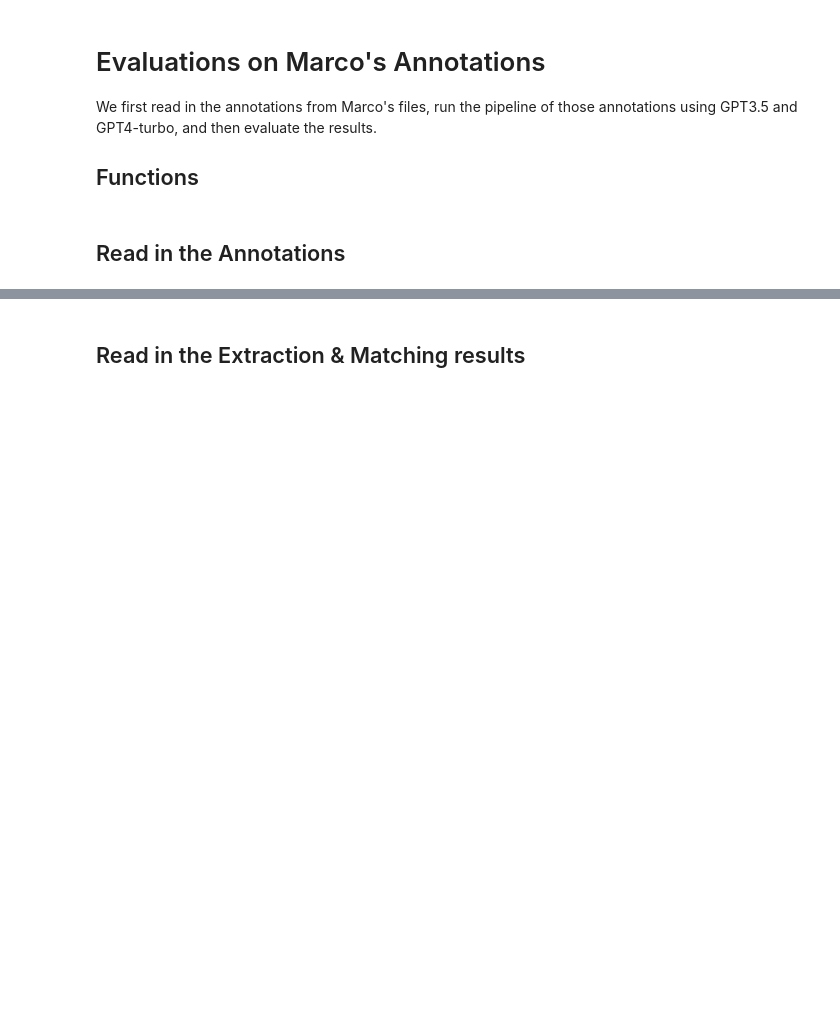
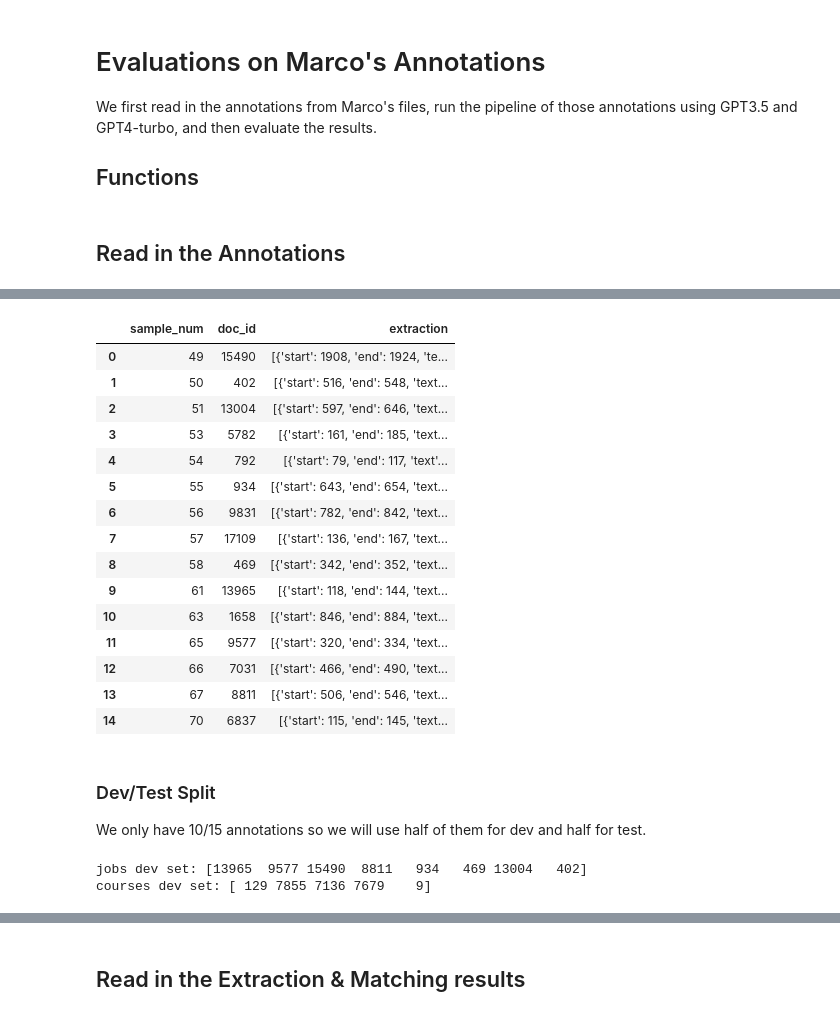
Before and after one commit to epfl-ml4ed/SkillThrills, a Jupyter notebook: protosp01/evaluation/anno_eval.ipynb, the cells around one changed output, grey strips where cells are left out. Drawn from its saved outputs; the diff is of its cells as text; code cells hidden in the pictures; blank space fills up the shorter version.

```diff
--- a/protosp01/evaluation/anno_eval.ipynb
+++ b/protosp01/evaluation/anno_eval.ipynb
@@ -102,0 +29,3 @@ course_anno = df[df["doc_type"] == "course"].drop(columns=drop_cols)
+# %%
+# these were missing in the original annotations
+replace_job_from_v2 = [15490, 17109]
@@ -102,0 +51,28 @@ course_anno = df[df["doc_type"] == "course"].drop(columns=drop_cols)
+# %%
+# replace job annotations with v2
+job_anno.loc[job_anno["doc_id"].isin(replace_job_from_v2)] = job_anno_v2[
+    job_anno_v2["doc_id"].isin(replace_job_from_v2)
+]
+# %%
+job_anno
+# %% [output]
+|  | sample_num | doc_id | extraction |
+| 0 | 49 | 15490 | [{'start': 1908, 'end': 1924, 'te... |
+| 1 | 50 | 402 | [{'start': 516, 'end': 548, 'text... |
+| 2 | 51 | 13004 | [{'start': 597, 'end': 646, 'text... |
+| 3 | 53 | 5782 | [{'start': 161, 'end': 185, 'text... |
+| 4 | 54 | 792 | [{'start': 79, 'end': 117, 'text'... |
+| 5 | 55 | 934 | [{'start': 643, 'end': 654, 'text... |
+| 6 | 56 | 9831 | [{'start': 782, 'end': 842, 'text... |
+| 7 | 57 | 17109 | [{'start': 136, 'end': 167, 'text... |
+| 8 | 58 | 469 | [{'start': 342, 'end': 352, 'text... |
+| 9 | 61 | 13965 | [{'start': 118, 'end': 144, 'text... |
+| 10 | 63 | 1658 | [{'start': 846, 'end': 884, 'text... |
+| 11 | 65 | 9577 | [{'start': 320, 'end': 334, 'text... |
+| 12 | 66 | 7031 | [{'start': 466, 'end': 490, 'text... |
+| 13 | 67 | 8811 | [{'start': 506, 'end': 546, 'text... |
+| 14 | 70 | 6837 | [{'start': 115, 'end': 145, 'text... |
+# %% [markdown]
+### Dev/Test Split
+
+We only have 10/15 annotations so we will use half of them for dev and half for test.
@@ -103,3 +99,13 @@ course_anno = df[df["doc_type"] == "course"].drop(columns=drop_cols)
+# %%
+# get dev doc_ids
+job_dev_doc_ids = job_anno_dev["doc_id"].unique()
+course_dev_doc_ids = course_anno_dev["doc_id"].unique()
+
+print("jobs dev set:", job_dev_doc_ids)
+print("courses dev set:", course_dev_doc_ids)
+# %% [output]
+jobs dev set: [13965  9577 15490  8811   934   469 13004   402]
+courses dev set: [ 129 7855 7136 7679    9]
 # %%
 job_ids = job_anno["doc_id"].astype(str)
 course_ids = course_anno["doc_id"].astype(str)
```
Also changed, not shown: parts of 88 cells of this notebook, 7 other files.
